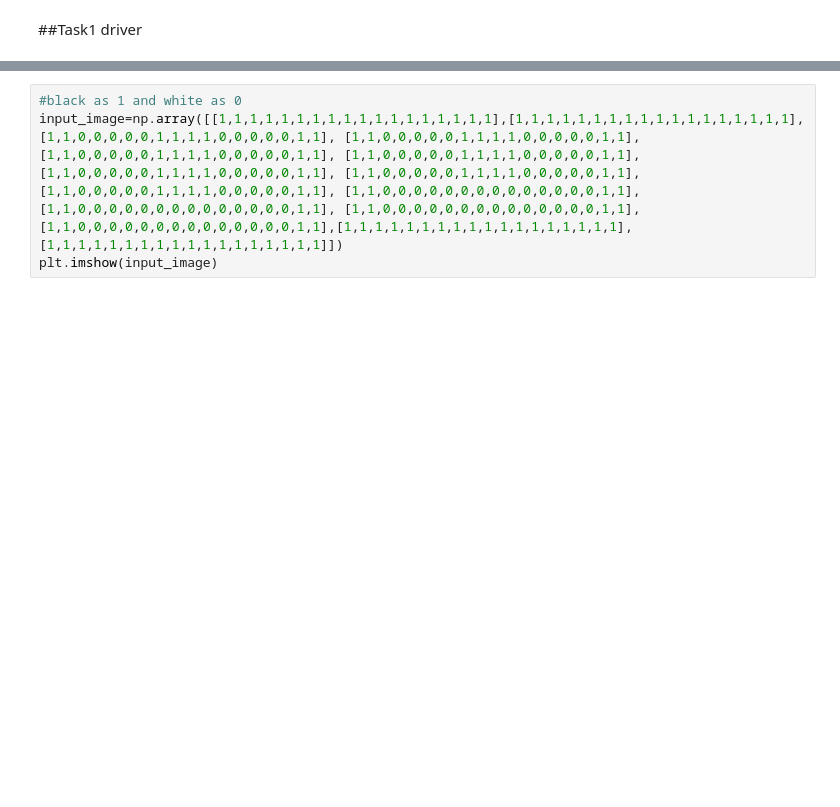
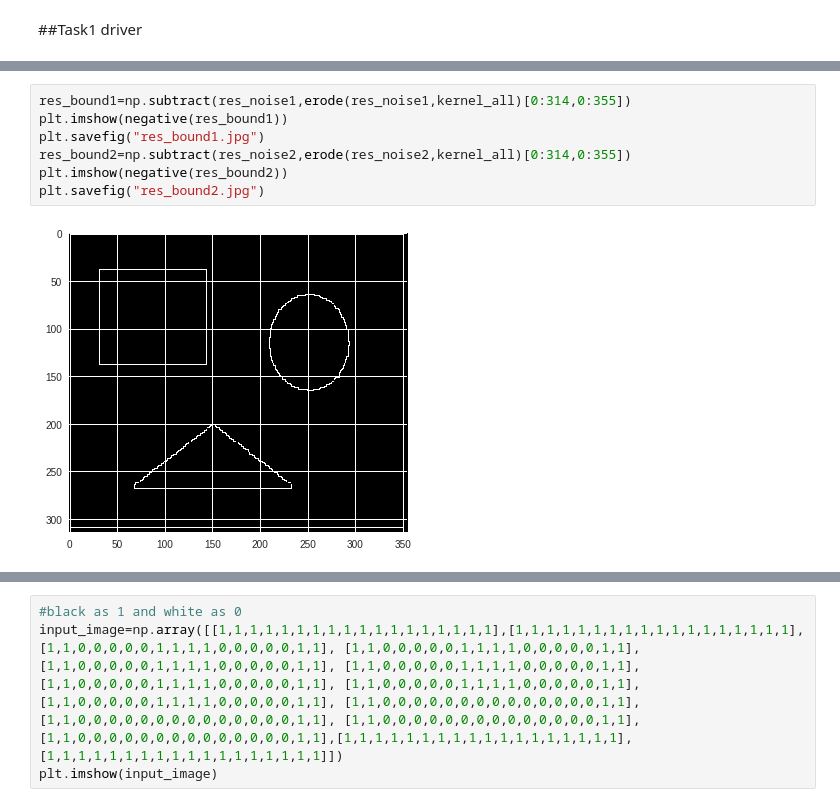
Before and after one commit to MicroprocessorX069/Image-morphology-segmentation-and-Hough-transform, a Jupyter notebook: ImageMorphology.ipynb, the cells around one changed output, grey strips where cells are left out. Cells and saved outputs as stored; diff of their text form; blank space fills up the shorter version.

```diff
--- a/ImageMorphology.ipynb
+++ b/ImageMorphology.ipynb
@@ -126,0 +162,9 @@ plt.show()
+# %%
+res_bound1=np.subtract(res_noise1,erode(res_noise1,kernel_all)[0:314,0:355])
+plt.imshow(negative(res_bound1))
+plt.savefig("res_bound1.jpg")
+res_bound2=np.subtract(res_noise2,erode(res_noise2,kernel_all)[0:314,0:355])
+plt.imshow(negative(res_bound2))
+plt.savefig("res_bound2.jpg")
+# %% [output]
+[figure, added]
```
Also changed, not shown: parts of 4 cells of this notebook.
